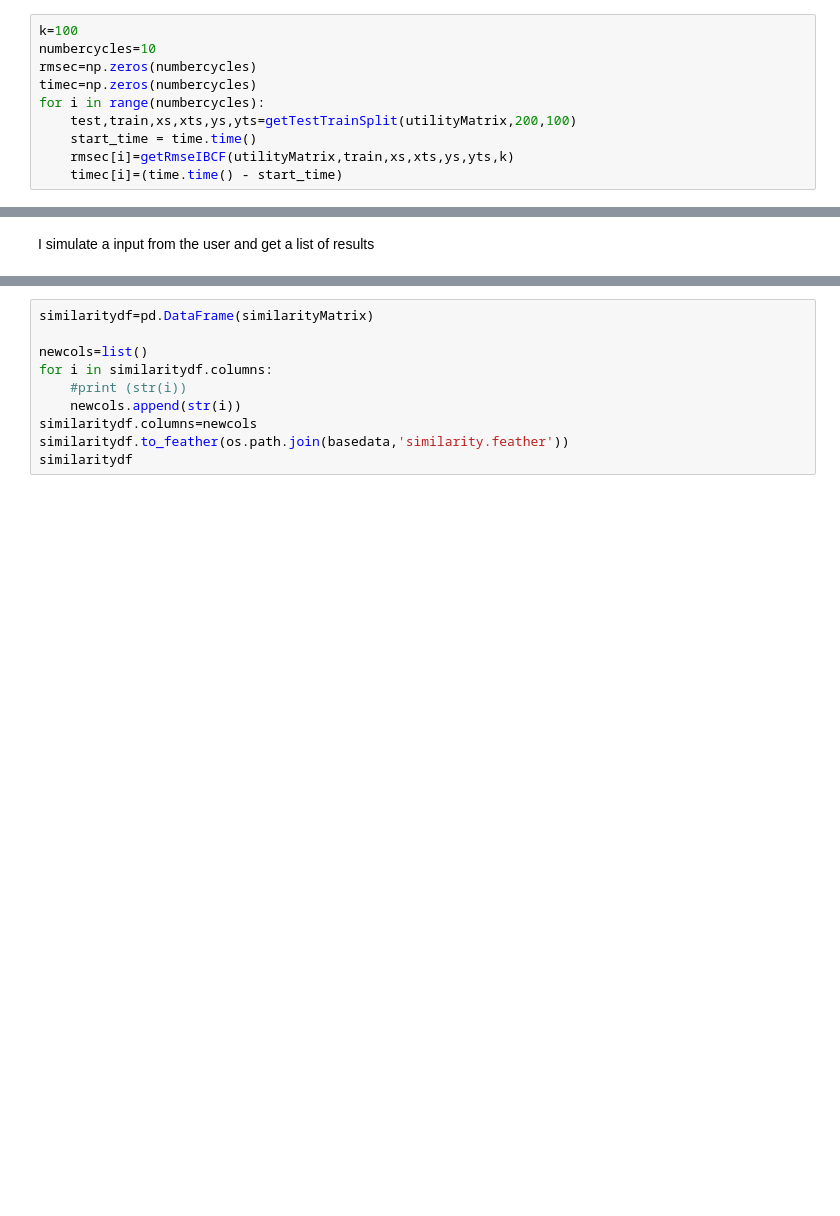
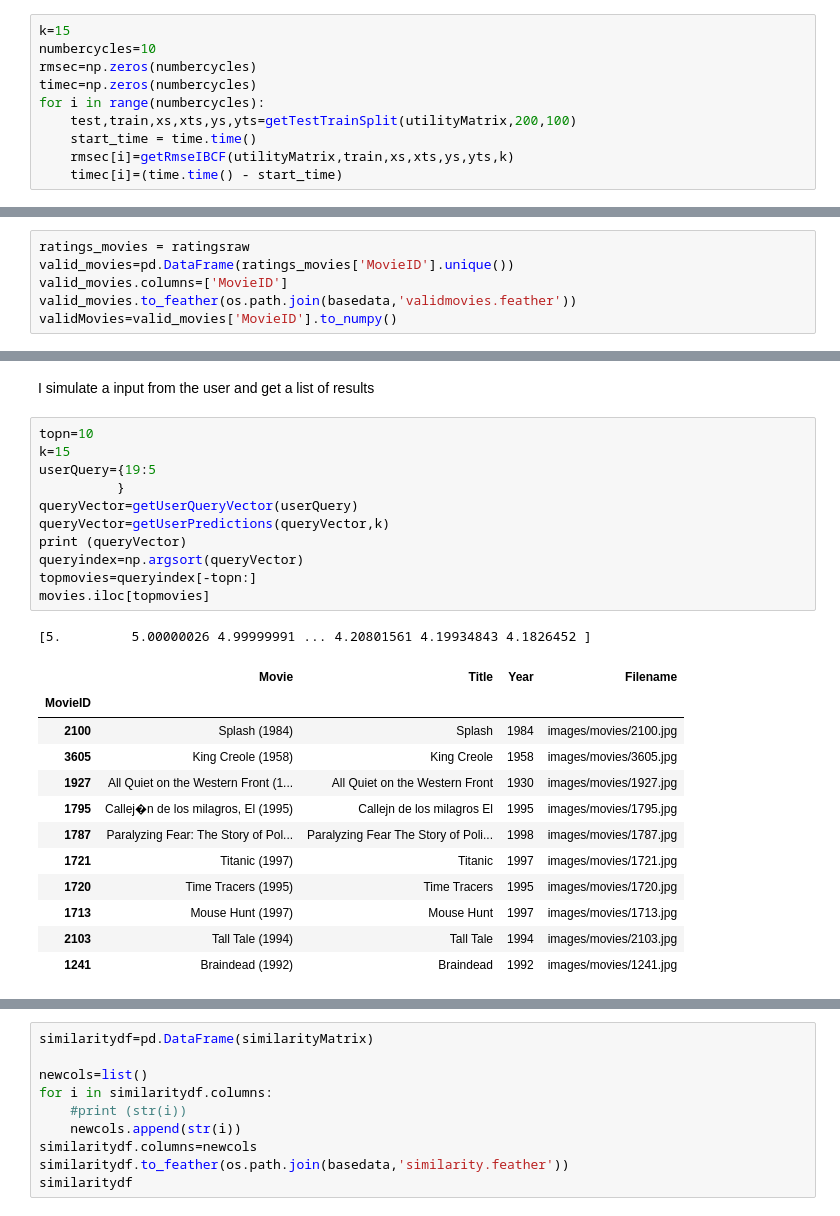
Before and after one commit to oorona/MovieRecommender, a Jupyter notebook: dataanalysis/DataProcessing.ipynb, the cells around one changed output, grey strips where cells are left out. Saved outputs shown, nothing was run; the diff lists cells and outputs as text; blank space fills up the shorter version.

```diff
--- a/dataanalysis/DataProcessing.ipynb
+++ b/dataanalysis/DataProcessing.ipynb
@@ -971,7 +925,7 @@ Below is a total of 10 random train test splits for the data with same value of
 
 There is really not a lot of differences on the final RMSE or time but there is a slighly edge over the UBCF described above
 # %%
-k=100
+k=15
 numbercycles=10
 rmsec=np.zeros(numbercycles)
 timec=np.zeros(numbercycles)
@@ -1036,0 +950,6 @@ def getUserPredictions(utilityMatrix,queryVector,size,k,globalave):
+# %%
+ratings_movies = ratingsraw
+valid_movies=pd.DataFrame(ratings_movies['MovieID'].unique())
+valid_movies.columns=['MovieID']
+valid_movies.to_feather(os.path.join(basedata,'validmovies.feather'))
+validMovies=valid_movies['MovieID'].to_numpy()
@@ -1037,4 +982,29 @@ def getUserPredictions(utilityMatrix,queryVector,size,k,globalave):
 # %% [markdown]
 I simulate a input from the user and get a list of results
+# %%
+topn=10
+k=15
+userQuery={19:5
+          }
+queryVector=getUserQueryVector(userQuery)
+queryVector=getUserPredictions(queryVector,k)
+print (queryVector)
+queryindex=np.argsort(queryVector)
+topmovies=queryindex[-topn:]
+movies.iloc[topmovies]
+# %% [output]
+[5.         5.00000026 4.99999991 ... 4.20801561 4.19934843 4.1826452 ]
+|  | Movie | Title | Year | Filename |
+| MovieID |  |  |  |  |
+| 2100 | Splash (1984) | Splash | 1984 | images/movies/2100.jpg |
+| 3605 | King Creole (1958) | King Creole | 1958 | images/movies/3605.jpg |
+| 1927 | All Quiet on the Western Front (1... | All Quiet on the Western Front | 1930 | images/movies/1927.jpg |
+| 1795 | Callej�n de los milagros, El (1995) | Callejn de los milagros El | 1995 | images/movies/1795.jpg |
+| 1787 | Paralyzing Fear: The Story of Pol... | Paralyzing Fear The Story of Poli... | 1998 | images/movies/1787.jpg |
+| 1721 | Titanic (1997) | Titanic | 1997 | images/movies/1721.jpg |
+| 1720 | Time Tracers (1995) | Time Tracers | 1995 | images/movies/1720.jpg |
+| 1713 | Mouse Hunt (1997) | Mouse Hunt | 1997 | images/movies/1713.jpg |
+| 2103 | Tall Tale (1994) | Tall Tale | 1994 | images/movies/2103.jpg |
+| 1241 | Braindead (1992) | Braindead | 1992 | images/movies/1241.jpg |
 # %%
 topn=10
```
Also changed, not shown: parts of 43 cells of this notebook, 3 other files.
